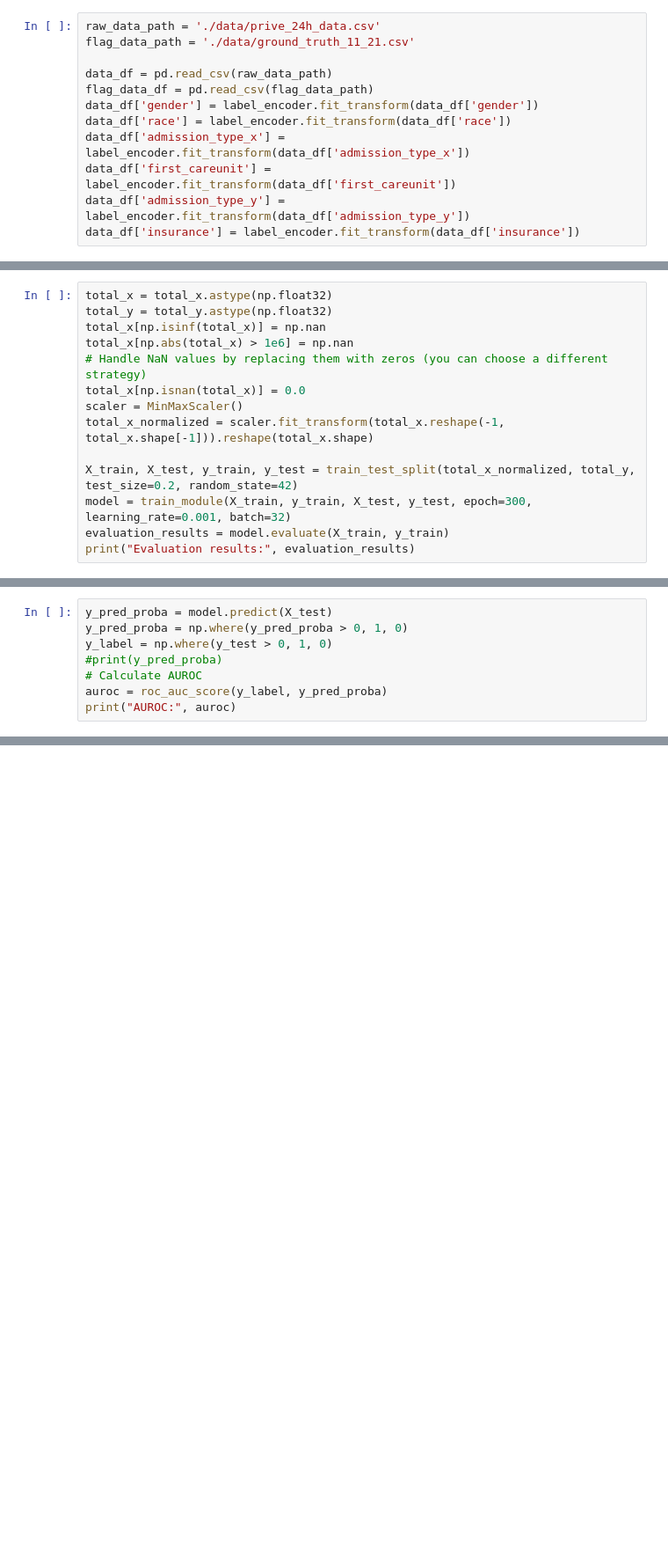
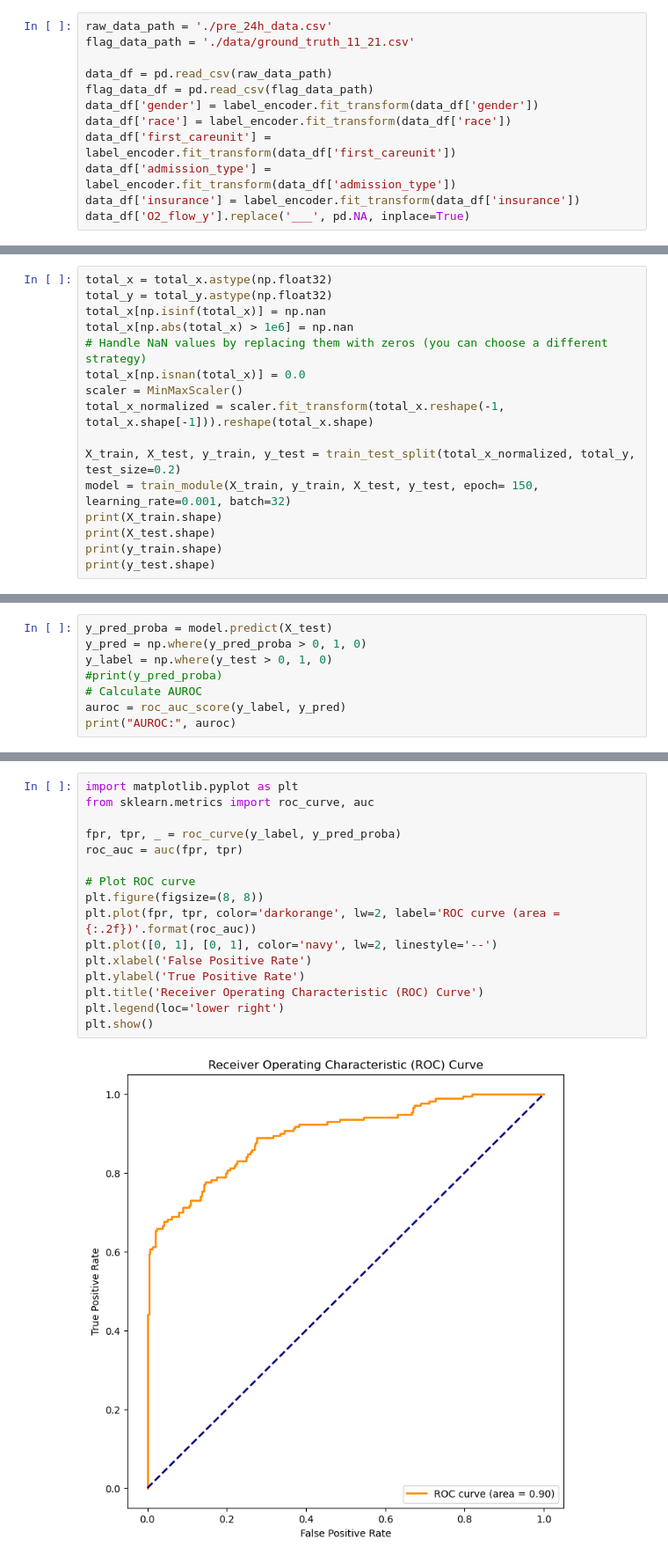
Before and after one commit to jerryshu98/DH_project_merge, a Jupyter notebook: model_template.ipynb, the cells around one changed output, grey strips where cells are left out. Shown at 88% size. Cells and saved outputs as stored; diff of their text form; blank space fills up the shorter version.

```diff
--- a/model_template.ipynb
+++ b/model_template.ipynb
@@ -15,16 +15,16 @@ from sklearn.metrics import roc_auc_score
 label_encoder = LabelEncoder()
 pd.options.mode.chained_assignment = None
 # %%
-raw_data_path = './data/prive_24h_data.csv'
+raw_data_path = './pre_24h_data.csv'
 flag_data_path = './data/ground_truth_11_21.csv'
 
 data_df = pd.read_csv(raw_data_path)
 flag_data_df = pd.read_csv(flag_data_path)
 data_df['gender'] = label_encoder.fit_transform(data_df['gender'])
 data_df['race'] = label_encoder.fit_transform(data_df['race'])
-data_df['admission_type_x'] = label_encoder.fit_transform(data_df['admission_type_x'])
 data_df['first_careunit'] = label_encoder.fit_transform(data_df['first_careunit'])
-data_df['admission_type_y'] = label_encoder.fit_transform(data_df['admission_type_y'])
+data_df['admission_type'] = label_encoder.fit_transform(data_df['admission_type'])
 data_df['insurance'] = label_encoder.fit_transform(data_df['insurance'])
+data_df['O2_flow_y'].replace('___', pd.NA, inplace=True)
 # %%
 def check_missing_values(df):
@@ -92,8 +93,10 @@ total_x[np.isnan(total_x)] = 0.0
 scaler = MinMaxScaler()
 total_x_normalized = scaler.fit_transform(total_x.reshape(-1, total_x.shape[-1])).reshape(total_x.shape)
 
-X_train, X_test, y_train, y_test = train_test_split(total_x_normalized, total_y, test_size=0.2, random_state=42)
-model = train_module(X_train, y_train, X_test, y_test, epoch=300, learning_rate=0.001, batch=32)
-evaluation_results = model.evaluate(X_train, y_train)
-print("Evaluation results:", evaluation_results)
+X_train, X_test, y_train, y_test = train_test_split(total_x_normalized, total_y, test_size=0.2)
+model = train_module(X_train, y_train, X_test, y_test, epoch= 150, learning_rate=0.001, batch=32)
+print(X_train.shape)
+print(X_test.shape)
+print(y_train.shape)
+print(y_test.shape)
 # %% [output]
@@ -123,9 +120,9 @@ Evaluation results: 1981.1959228515625
 # %%
 y_pred_proba = model.predict(X_test)
-y_pred_proba = np.where(y_pred_proba > 0, 1, 0)
+y_pred = np.where(y_pred_proba > 0, 1, 0)
 y_label = np.where(y_test > 0, 1, 0)
 #print(y_pred_proba)
 # Calculate AUROC
-auroc = roc_auc_score(y_label, y_pred_proba)
+auroc = roc_auc_score(y_label, y_pred)
 print("AUROC:", auroc)
 # %% [output]
@@ -133,0 +143,18 @@ AUROC: 0.844043201696263
+# %%
+import matplotlib.pyplot as plt
+from sklearn.metrics import roc_curve, auc
+
+fpr, tpr, _ = roc_curve(y_label, y_pred_proba)
+roc_auc = auc(fpr, tpr)
+
+# Plot ROC curve
+plt.figure(figsize=(8, 8))
+plt.plot(fpr, tpr, color='darkorange', lw=2, label='ROC curve (area = {:.2f})'.format(roc_auc))
+plt.plot([0, 1], [0, 1], color='navy', lw=2, linestyle='--')
+plt.xlabel('False Positive Rate')
+plt.ylabel('True Positive Rate')
+plt.title('Receiver Operating Characteristic (ROC) Curve')
+plt.legend(loc='lower right')
+plt.show()
+# %% [output]
+[figure, added]
```
Also changed, not shown: parts of 5 cells of this notebook, 12 other files.
